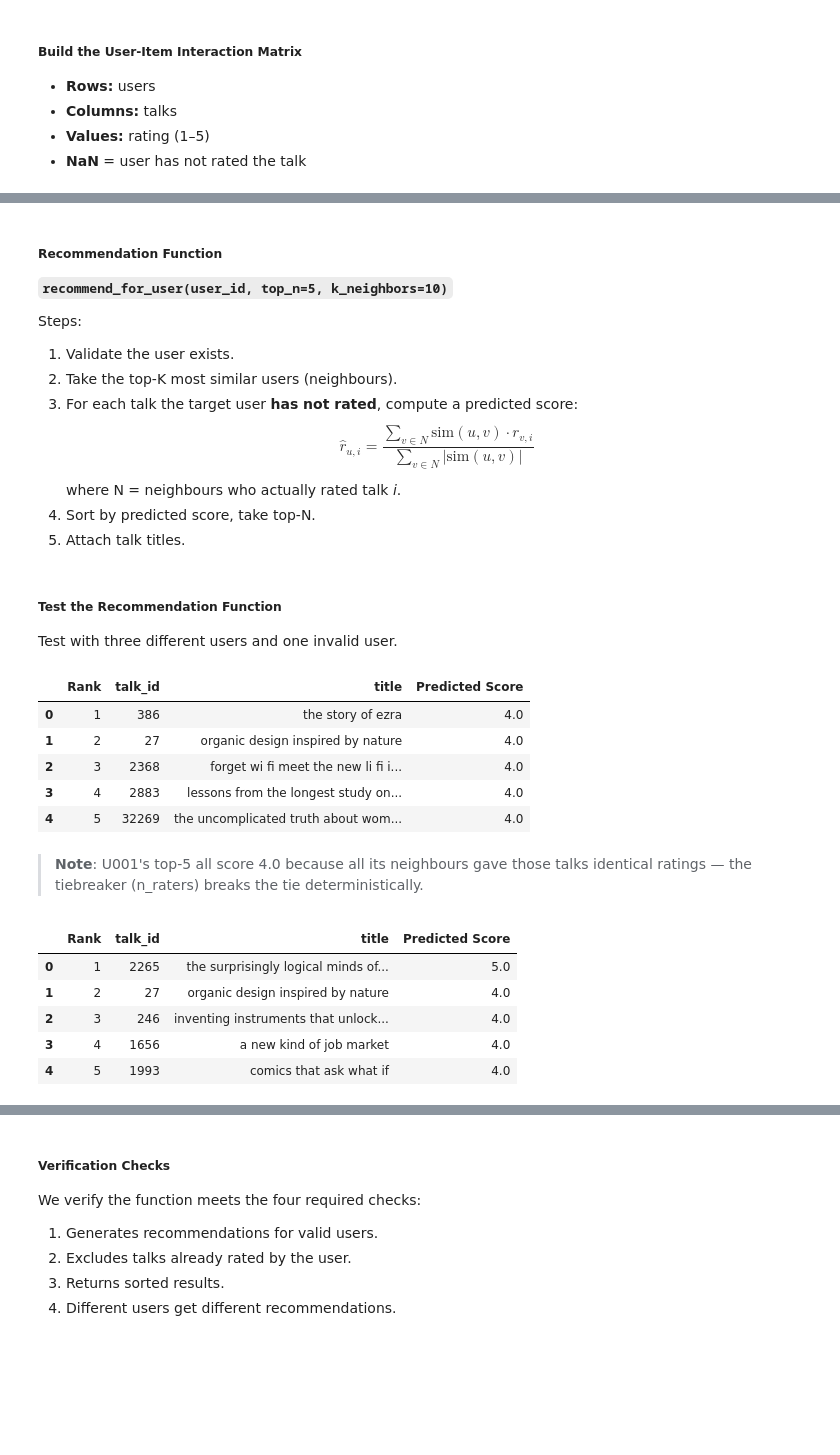
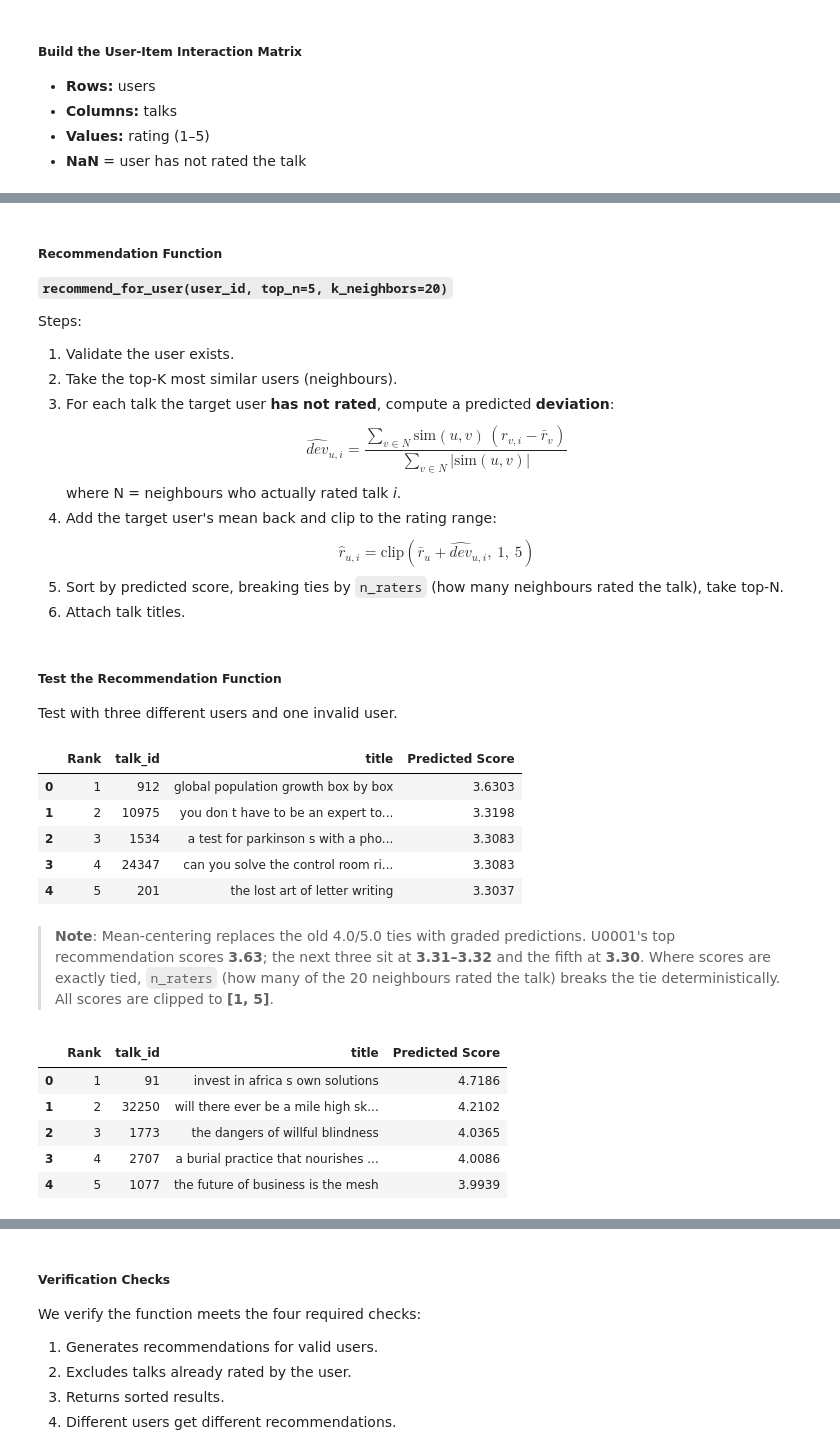
Before and after one commit to springboardmentor098/TED-TALK-RECOMMENDATION-SYSTEM, a Jupyter notebook: notebooks/08_collaborative_filtering.ipynb, the cells around one changed output, grey strips where cells are left out. Saved outputs shown, nothing was run; the diff lists cells and outputs as text; code cells hidden in the pictures; blank space fills up the shorter version.

```diff
--- a/notebooks/08_collaborative_filtering.ipynb
+++ b/notebooks/08_collaborative_filtering.ipynb
@@ -89,11 +98,15 @@ Two users with similar non-zero rating patterns will have high cosine similarity
 # %%
 from sklearn.metrics.pairwise import cosine_similarity
 
-# Fill missing with 0 for cosine similarity
-filled_matrix = user_item_matrix.fillna(0).values
+# Per-user mean of the ratings they actually gave (NaN-aware)
+user_means = user_item_matrix.mean(axis=1)
 
-# Compute user-user similarity
-user_sim = cosine_similarity(filled_matrix, dense_output=True)
+# Mean-center each user's ratings, then fill unrated with 0
+# (0 now means "average for this user", not "rated 0")
+centered_matrix = user_item_matrix.sub(user_means, axis=0).fillna(0.0)
+
+# Cosine similarity on the mean-centered vectors
+user_sim = cosine_similarity(centered_matrix.values, dense_output=True)
 np.fill_diagonal(user_sim, 0.0)  # exclude self
 
 user_sim_df = pd.DataFrame(
@@ -128,5 +141,5 @@ Let's look at User `U001`'s top-10 most similar users.
 # %%
-SAMPLE_USER = "U001"
+SAMPLE_USER = "U0001"
 
 sims = user_sim_df.loc[SAMPLE_USER].sort_values(ascending=False)
 top_similar = sims.head(10)
@@ -150,14 +163,16 @@ Name: U001, dtype: float64
 # %% [markdown]
 ##### Recommendation Function
 
-**`recommend_for_user(user_id, top_n=5, k_neighbors=10)`**
+**`recommend_for_user(user_id, top_n=5, k_neighbors=20)`**
 
 Steps:
 1. Validate the user exists.
 2. Take the top-K most similar users (neighbours).
-3. For each talk the target user **has not rated**, compute a predicted score:
-   $$\hat{r}_{u,i} = \frac{\sum_{v \in N} \text{sim}(u,v) \cdot r_{v,i}}{\sum_{v \in N} |\text{sim}(u,v)|}$$
+3. For each talk the target user **has not rated**, compute a predicted **deviation**:
+   $$\widehat{dev}_{u,i} = \frac{\sum_{v \in N} \text{sim}(u,v)\,(r_{v,i} - \bar{r}_v)}{\sum_{v \in N} |\text{sim}(u,v)|}$$
    where N = neighbours who actually rated talk *i*.
-4. Sort by predicted score, take top-N.
-5. Attach talk titles.
+4. Add the target user's mean back and clip to the rating range:
+   $$\hat{r}_{u,i} = \text{clip}\left(\bar{r}_u + \widehat{dev}_{u,i},\ 1,\ 5\right)$$
+5. Sort by predicted score, breaking ties by `n_raters` (how many neighbours rated the talk), take top-N.
+6. Attach talk titles.
 # %%
@@ -254,25 +260,25 @@ def recommend_for_user(user_id, top_n=5, k_neighbors=10):
 
 Test with three different users and one invalid user.
 # %%
-# Test 1 — U001
-recommend_for_user("U001", top_n=5)
+# Test 1 - U0001
+recommend_for_user("U0001", top_n=5)
 # %% [output]
 |  | Rank | talk_id | title | Predicted Score |
-| 0 | 1 | 386 | the story of ezra | 4.0 |
-| 1 | 2 | 27 | organic design inspired by nature | 4.0 |
-| 2 | 3 | 2368 | forget wi fi meet the new li fi i... | 4.0 |
-| 3 | 4 | 2883 | lessons from the longest study on... | 4.0 |
-| 4 | 5 | 32269 | the uncomplicated truth about wom... | 4.0 |
+| 0 | 1 | 912 | global population growth box by box | 3.6303 |
+| 1 | 2 | 10975 | you don t have to be an expert to... | 3.3198 |
+| 2 | 3 | 1534 | a test for parkinson s with a pho... | 3.3083 |
+| 3 | 4 | 24347 | can you solve the control room ri... | 3.3083 |
+| 4 | 5 | 201 | the lost art of letter writing | 3.3037 |
 # %% [markdown]
->**Note**: U001's top-5 all score 4.0 because all its neighbours gave those talks identical ratings — the tiebreaker (n_raters) breaks the tie deterministically.
+>**Note**: Mean-centering replaces the old 4.0/5.0 ties with graded predictions. U0001's top recommendation scores **3.63**; the next three sit at **3.31–3.32** and the fifth at **3.30**. Where scores are exactly tied, `n_raters` (how many of the 20 neighbours rated the talk) breaks the tie deterministically. All scores are clipped to **[1, 5]**.
 # %%
-# Test 2 — U006 (one of the most active users in Task 7)
-recommend_for_user("U006", top_n=5)
+# Test 2 - U0002 (29 ratings, among the most active users in Task 7)
+recommend_for_user("U0002", top_n=5)
 # %% [output]
 |  | Rank | talk_id | title | Predicted Score |
-| 0 | 1 | 2265 | the surprisingly logical minds of... | 5.0 |
-| 1 | 2 | 27 | organic design inspired by nature | 4.0 |
-| 2 | 3 | 246 | inventing instruments that unlock... | 4.0 |
-| 3 | 4 | 1656 | a new kind of job market | 4.0 |
-| 4 | 5 | 1993 | comics that ask what if | 4.0 |
+| 0 | 1 | 91 | invest in africa s own solutions | 4.7186 |
+| 1 | 2 | 32250 | will there ever be a mile high sk... | 4.2102 |
+| 2 | 3 | 1773 | the dangers of willful blindness | 4.0365 |
+| 3 | 4 | 2707 | a burial practice that nourishes ... | 4.0086 |
+| 4 | 5 | 1077 | the future of business is the mesh | 3.9939 |
 # %%
```
Also changed, not shown: parts of 17 cells of this notebook, 26 other files.
